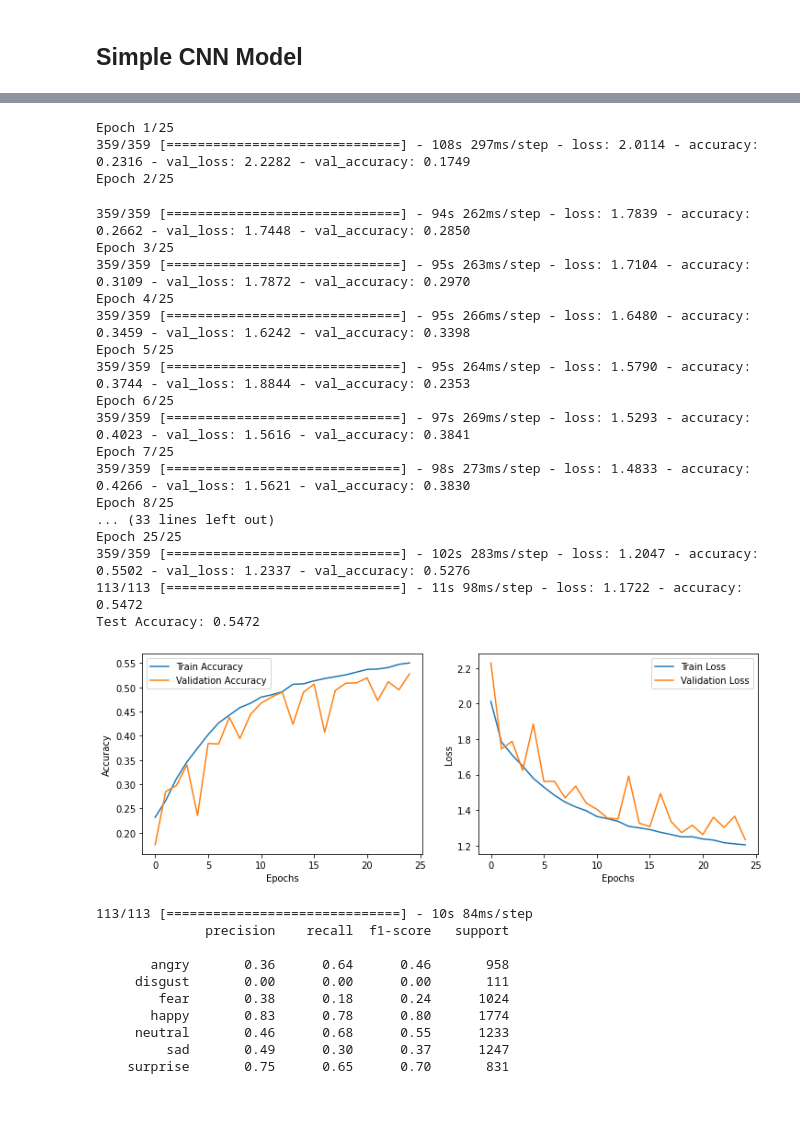
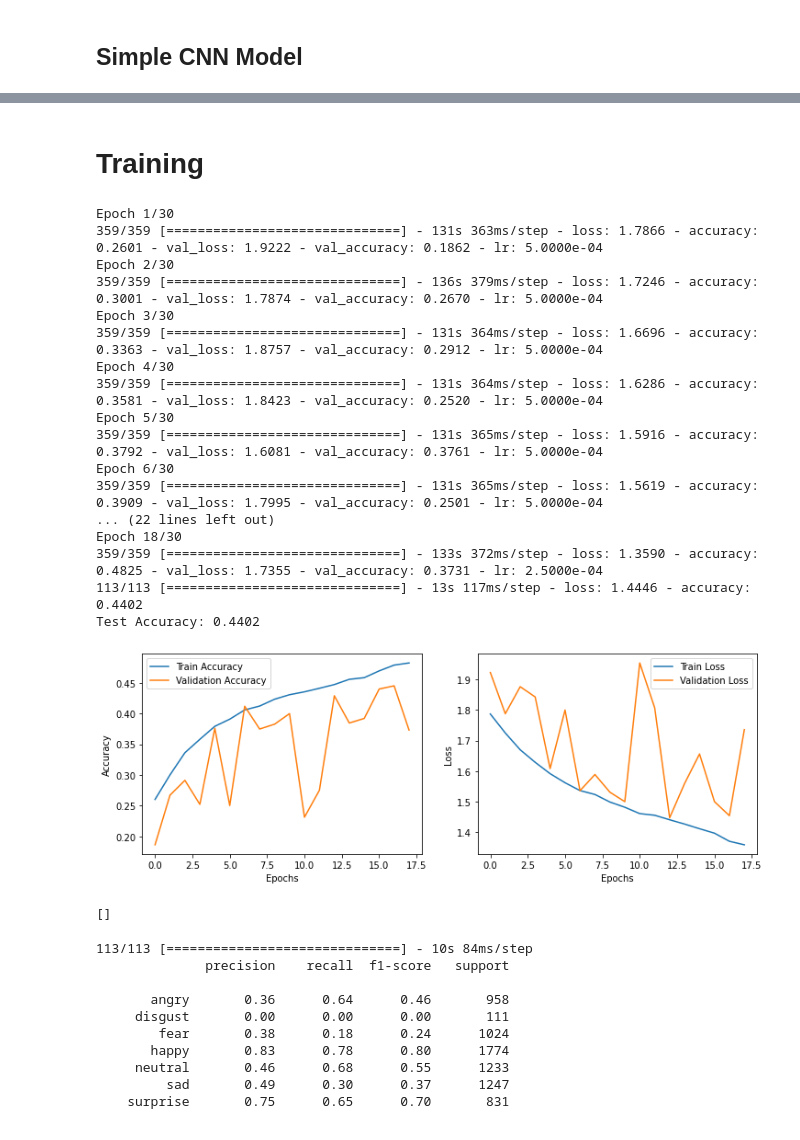
Before and after one commit to kviercz/AAI_540-Group-Project, a Jupyter notebook: Initial_Model.ipynb, the cells around one changed output, grey strips where cells are left out. Cells and saved outputs as stored; diff of their text form; code cells hidden in the pictures.

Commit message:
New model

```diff
--- a/Initial_Model.ipynb
+++ b/Initial_Model.ipynb
@@ -85,90 +250,98 @@ Class Labels: {'angry': 0, 'disgust': 1, 'fear': 2, 'happy': 3, 'neutral': 4, 's
+# %% [markdown]
+# Training
 # %%
 # Get the number of classes dynamically
 num_classes = len(train_generator.class_indices)
 
 # Define the CNN model
 model = tf.keras.Sequential([
-    tf.keras.layers.Conv2D(64, (3, 3), activation='relu', input_shape=(48, 48, 1)),
+    tf.keras.layers.Conv2D(64, (3, 3), padding='same', input_shape=(48, 48, 1)),
     tf.keras.layers.BatchNormalization(),
+    tf.keras.layers.LeakyReLU(),
     tf.keras.layers.MaxPooling2D(2, 2),
+    tf.keras.layers.Dropout(0.3),
 
-    tf.keras.layers.Conv2D(128, (3, 3), activation='relu'),
+    tf.keras.layers.Conv2D(128, (3, 3), padding='same'),
     tf.keras.layers.BatchNormalization(),
+    tf.keras.layers.LeakyReLU(),
     tf.keras.layers.MaxPooling2D(2, 2),
+    tf.keras.layers.Dropout(0.4),
 
-    tf.keras.layers.Conv2D(256, (3, 3), activation='relu'),
+    tf.keras.layers.Conv2D(256, (3, 3), padding='same'),
     tf.keras.layers.BatchNormalization(),
-    tf.keras.layers.MaxPooling2D(2, 2),
+    tf.keras.layers.LeakyReLU(),
+    tf.keras.layers.GlobalAveragePooling2D(),
 
-    tf.keras.layers.Flatten(),
     tf.keras.layers.Dense(512, activation='relu'),
     tf.keras.layers.Dropout(0.5),
     tf.keras.layers.Dense(num_classes, activation='softmax')
 ])
 
-# Compile Model
+# Compile the model
 optimizer = tf.keras.optimizers.Adam(learning_rate=0.0005)
 model.compile(optimizer=optimizer,
               loss='categorical_crossentropy',
               metrics=['accuracy'])
 
-# Early Stopping & Model Checkpoint
+# Early stopping and checkpoint callbacks
 callbacks = [
     tf.keras.callbacks.EarlyStopping(monitor='val_loss', patience=5, restore_best_weights=True),
-    tf.keras.callbacks.ModelCheckpoint("fer_best_model.h5", save_best_only=True)
+    tf.keras.callbacks.ModelCheckpoint("fer_best_model.h5", save_best_only=True),
+    tf.keras.callbacks.ReduceLROnPlateau(monitor='val_loss', factor=0.5, patience=3, min_lr=1e-6)
 ]
 
-# Train Model using train_generator and val_generator
+# Train the model
 history = model.fit(
     train_generator,
-    epochs=25,
+    epochs=30,
     validation_data=val_generator,
     callbacks=callbacks
 )
 
-# Evaluate Model
+# Evaluate the model
 test_loss, test_acc = model.evaluate(test_generator)
 print(f"Test Accuracy: {test_acc:.4f}")
 
 # Plot Training History
 plt.figure(figsize=(12, 4))
 plt.subplot(1, 2, 1)
 plt.plot(history.history['accuracy'], label='Train Accuracy')
 plt.plot(history.history['val_accuracy'], label='Validation Accuracy')
 plt.xlabel('Epochs')
 plt.ylabel('Accuracy')
 plt.legend()
 
 plt.subplot(1, 2, 2)
 plt.plot(history.history['loss'], label='Train Loss')
 plt.plot(history.history['val_loss'], label='Validation Loss')
 plt.xlabel('Epochs')
 plt.ylabel('Loss')
 plt.legend()
 
 plt.show()
 # %% [output]
-Epoch 1/25
-359/359 [==============================] - 108s 297ms/step - loss: 2.0114 - accuracy: 0.2316 - val_loss: 2.2282 - val_accuracy: 0.1749
-Epoch 2/25
+Epoch 1/30
+359/359 [==============================] - 131s 363ms/step - loss: 1.7866 - accuracy: 0.2601 - val_loss: 1.9222 - val_accuracy: 0.1862 - lr: 5.0000e-04
+Epoch 2/30
+359/359 [==============================] - 136s 379ms/step - loss: 1.7246 - accuracy: 0.3001 - val_loss: 1.7874 - val_accuracy: 0.2670 - lr: 5.0000e-04
+Epoch 3/30
+359/359 [==============================] - 131s 364ms/step - loss: 1.6696 - accuracy: 0.3363 - val_loss: 1.8757 - val_accuracy: 0.2912 - lr: 5.0000e-04
+Epoch 4/30
+359/359 [==============================] - 131s 364ms/step - loss: 1.6286 - accuracy: 0.3581 - val_loss: 1.8423 - val_accuracy: 0.2520 - lr: 5.0000e-04
+Epoch 5/30
+359/359 [==============================] - 131s 365ms/step - loss: 1.5916 - accuracy: 0.3792 - val_loss: 1.6081 - val_accuracy: 0.3761 - lr: 5.0000e-04
+Epoch 6/30
+359/359 [==============================] - 131s 365ms/step - loss: 1.5619 - accuracy: 0.3909 - val_loss: 1.7995 - val_accuracy: 0.2501 - lr: 5.0000e-04
+... (22 lines left out)
+Epoch 18/30
+359/359 [==============================] - 133s 372ms/step - loss: 1.3590 - accuracy: 0.4825 - val_loss: 1.7355 - val_accuracy: 0.3731 - lr: 2.5000e-04
+113/113 [==============================] - 13s 117ms/step - loss: 1.4446 - accuracy: 0.4402
+Test Accuracy: 0.4402
-359/359 [==============================] - 94s 262ms/step - loss: 1.7839 - accuracy: 0.2662 - val_loss: 1.7448 - val_accuracy: 0.2850
-Epoch 3/25
-359/359 [==============================] - 95s 263ms/step - loss: 1.7104 - accuracy: 0.3109 - val_loss: 1.7872 - val_accuracy: 0.2970
-Epoch 4/25
-359/359 [==============================] - 95s 266ms/step - loss: 1.6480 - accuracy: 0.3459 - val_loss: 1.6242 - val_accuracy: 0.3398
-Epoch 5/25
-359/359 [==============================] - 95s 264ms/step - loss: 1.5790 - accuracy: 0.3744 - val_loss: 1.8844 - val_accuracy: 0.2353
-Epoch 6/25
-359/359 [==============================] - 97s 269ms/step - loss: 1.5293 - accuracy: 0.4023 - val_loss: 1.5616 - val_accuracy: 0.3841
-Epoch 7/25
-359/359 [==============================] - 98s 273ms/step - loss: 1.4833 - accuracy: 0.4266 - val_loss: 1.5621 - val_accuracy: 0.3830
-Epoch 8/25
-... (33 lines left out)
-Epoch 25/25
-359/359 [==============================] - 102s 283ms/step - loss: 1.2047 - accuracy: 0.5502 - val_loss: 1.2337 - val_accuracy: 0.5276
-113/113 [==============================] - 11s 98ms/step - loss: 1.1722 - accuracy: 0.5472
-Test Accuracy: 0.5472
-[figure, old version]
+[figure, new version]
+# %%
+tf.config.list_physical_devices('GPU')
+# %% [output]
+[]
 # %%
 from sklearn.metrics import classification_report, confusion_matrix
 import seaborn as sns
```
Also changed, not shown: parts of 11 cells of this notebook, 1 other file.
